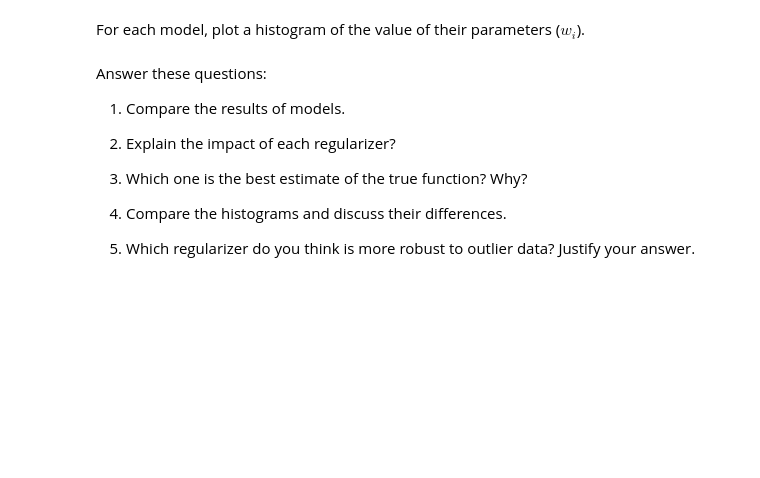
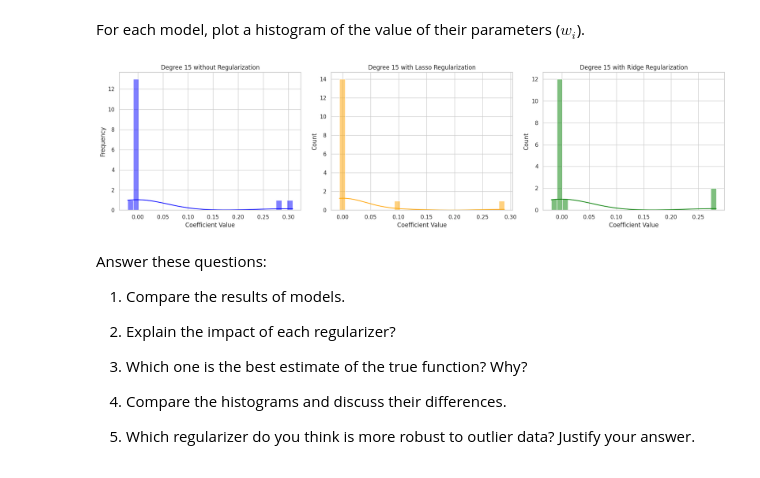
Before and after one commit to peyman886/Machine_Learning, a Jupyter notebook: Bahrak 1402-1/HomeWork/HW03/Machine_Learning_HW03.ipynb, the cells around one changed output. Saved outputs shown, nothing was run; the diff lists cells and outputs as text; code cells hidden in the pictures; blank space fills up the shorter version.

```diff
--- a/Bahrak 1402-1/HomeWork/HW03/Machine_Learning_HW03.ipynb
+++ b/Bahrak 1402-1/HomeWork/HW03/Machine_Learning_HW03.ipynb
@@ -465,3 +505,39 @@ For each model, plot a histogram of the value of their parameters ($w_i$).
+# %%
+# Function to extract model coefficients
+def get_model_coefficients(model):
+    return model.coef_
+
+# Extract coefficients for each model
+coeffs_degree_15 = get_model_coefficients(model_degree_15)
+coeffs_lasso = get_model_coefficients(model_lasso)
+coeffs_ridge = get_model_coefficients(model_ridge)
+
+# Plotting histograms of the coefficients
+plt.figure(figsize=(18, 5))
+
+# Histogram for Degree 15 without Regularization
+plt.subplot(1, 3, 1)
+sns.histplot(coeffs_degree_15, bins=30, kde=True, color='blue')
+plt.title('Degree 15 without Regularization')
+plt.xlabel('Coefficient Value')
+plt.ylabel('Frequency')
+
+# Histogram for Degree 15 with Lasso Regularization
+plt.subplot(1, 3, 2)
+sns.histplot(coeffs_lasso, bins=30, kde=True, color='orange')
+plt.title('Degree 15 with Lasso Regularization')
+plt.xlabel('Coefficient Value')
+
+# Histogram for Degree 15 with Ridge Regularization
+plt.subplot(1, 3, 3)
+sns.histplot(coeffs_ridge, bins=30, kde=True, color='green')
+plt.title('Degree 15 with Ridge Regularization')
+plt.xlabel('Coefficient Value')
+
+plt.tight_layout()
+plt.show()
+# %% [output]
+[figure, added]
 # %% [markdown]
 Answer these questions:
 
```
Also changed, not shown: parts of 32 cells of this notebook.
